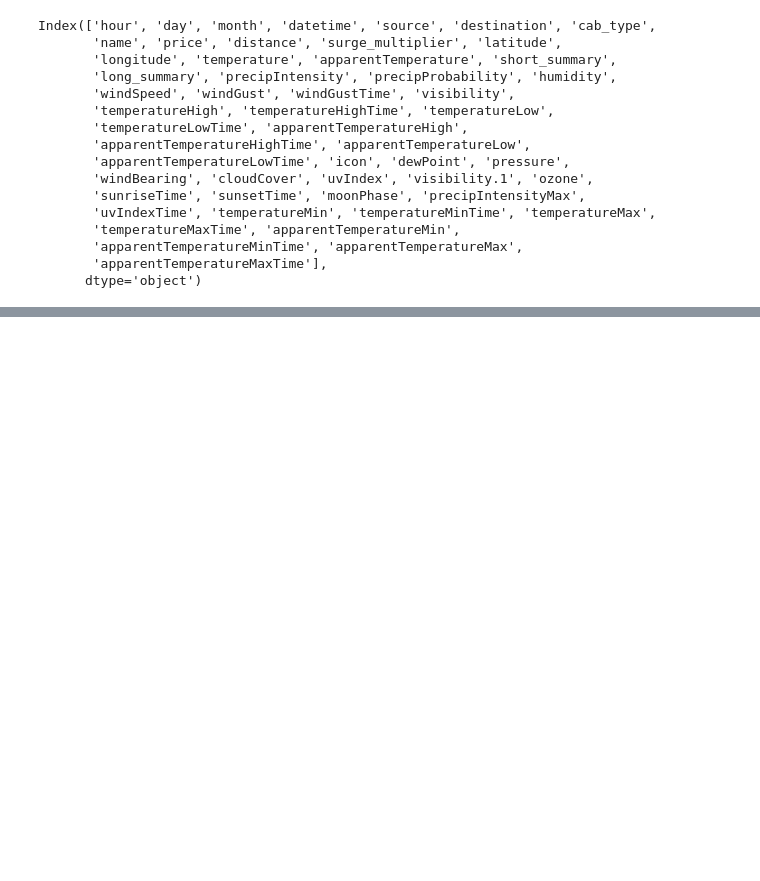
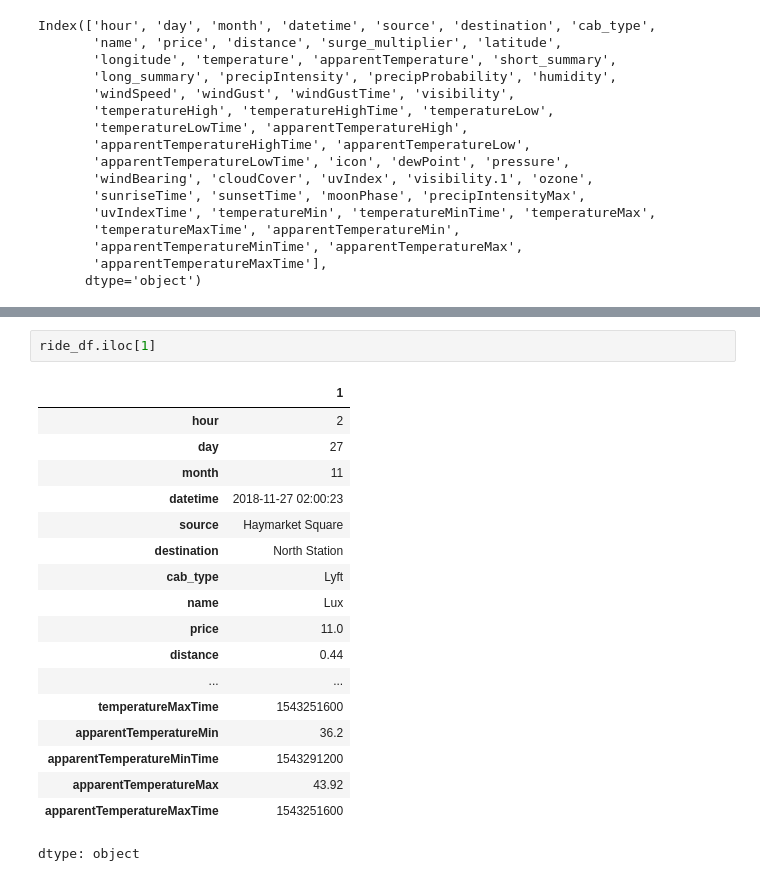
Before and after one commit to Abbasi06/Boston-Ride-Price-Prediction-A-Multiple-Linear-Regression-Model-for-Uber-and-Lyft, a Jupyter notebook: Multiple_Linear_Regression_Lyft_and_Uber.ipynb, the cells around one changed output, grey strips where cells are left out. Cells and saved outputs as stored; diff of their text form; blank space fills up the shorter version.

```diff
--- a/Multiple_Linear_Regression_Lyft_and_Uber.ipynb
+++ b/Multiple_Linear_Regression_Lyft_and_Uber.ipynb
@@ -165,0 +197,21 @@ Index(['hour', 'day', 'month', 'datetime', 'source', 'destination', 'cab_type',
+# %%
+ride_df.iloc[1]
+# %% [output]
+|  | 1 |
+| hour | 2 |
+| day | 27 |
+| month | 11 |
+| datetime | 2018-11-27 02:00:23 |
+| source | Haymarket Square |
+| destination | North Station |
+| cab_type | Lyft |
+| name | Lux |
+| price | 11.0 |
+| distance | 0.44 |
+| ... | ... |
+| temperatureMaxTime | 1543251600 |
+| apparentTemperatureMin | 36.2 |
+| apparentTemperatureMinTime | 1543291200 |
+| apparentTemperatureMax | 43.92 |
+| apparentTemperatureMaxTime | 1543251600 |
+dtype: object
```
Also changed, not shown: parts of 15 cells of this notebook.
